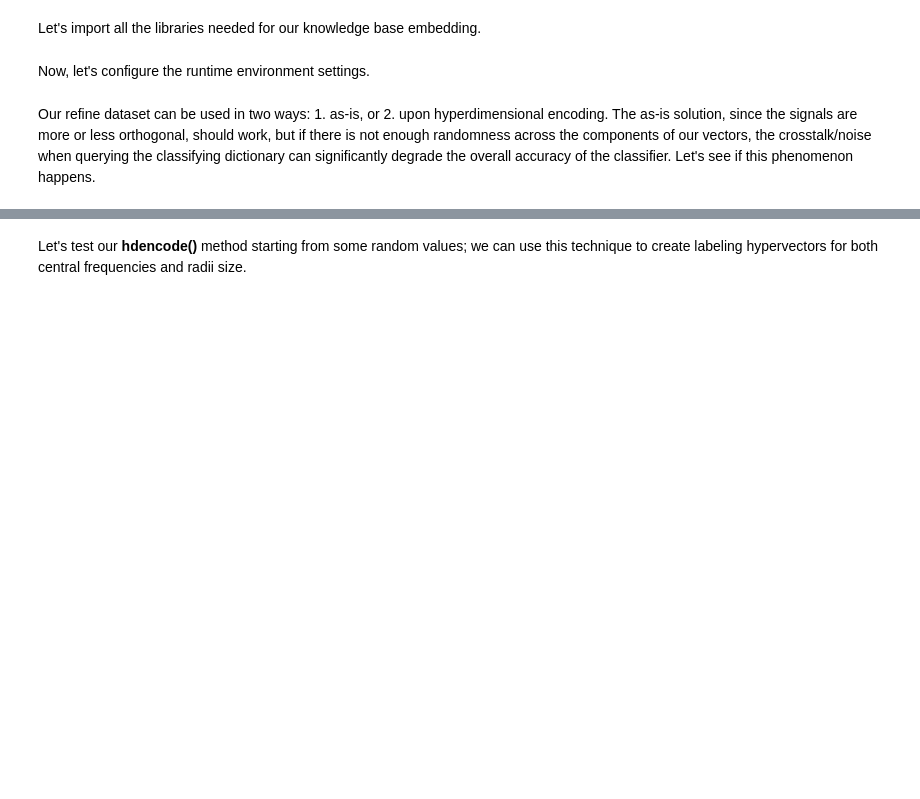
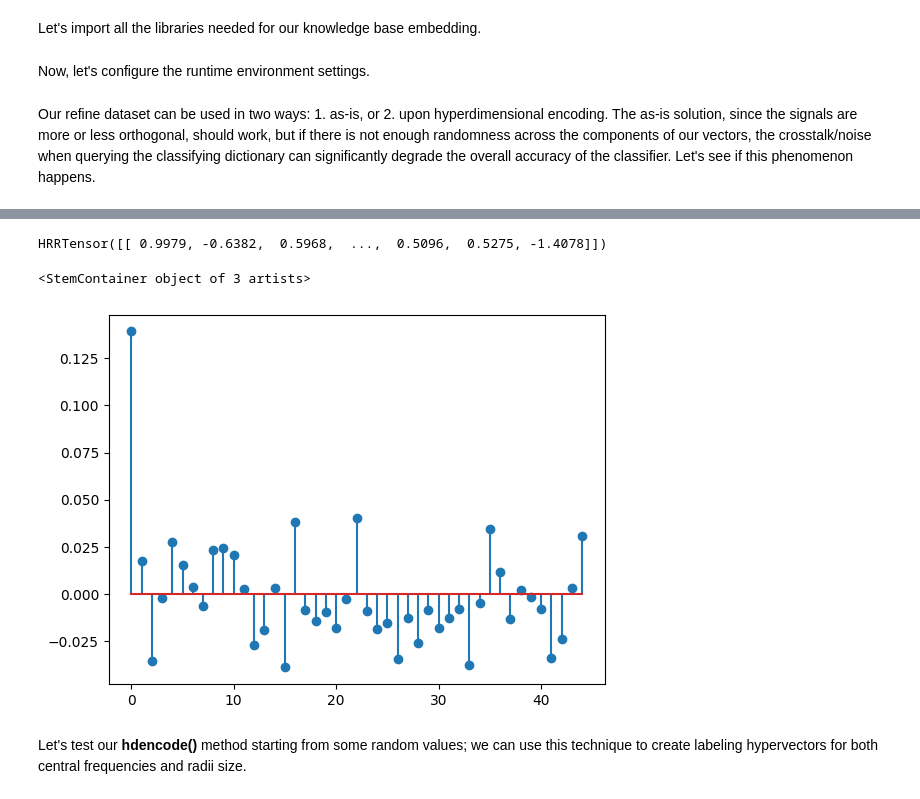
Before and after one commit to danielecampli-unitrento/hdsc, a Jupyter notebook: nbsrc/kbe.ipynb, the cells around one changed output, grey strips where cells are left out. Cells and saved outputs as stored; diff of their text form; code cells hidden in the pictures; blank space fills up the shorter version.

```diff
--- a/nbsrc/kbe.ipynb
+++ b/nbsrc/kbe.ipynb
@@ -118,3 +176,19 @@ baseline   :: 0.999983
+# %%
+sinusoid = torchhd.embeddings.Projection(3480, 3480, vsa="HRR")
+
+keys = torchhd.HRRTensor(torch.randn(45, 3480))
+values = torchhd.HRRTensor(torch.randn(45, 3480))
+
+kbe = torchhd.hash_table(keys, values)
+query = torchhd.inverse(keys[0])
+result = torchhd.bind(kbe, query)
+
+print(torchhd.cleanup(result, values))
+torchhd.utils.plot_similarity(result, values)
+# %% [output]
+HRRTensor([[ 0.9979, -0.6382,  0.5968,  ...,  0.5096,  0.5275, -1.4078]])
+<StemContainer object of 3 artists>
+[figure, added]
 # %% [markdown]
 Let's test our **hdencode()** method starting from some random values; we can use this technique to create labeling hypervectors for both central frequencies and radii size.
 # %%
```
Also changed, not shown: parts of 18 cells of this notebook.
